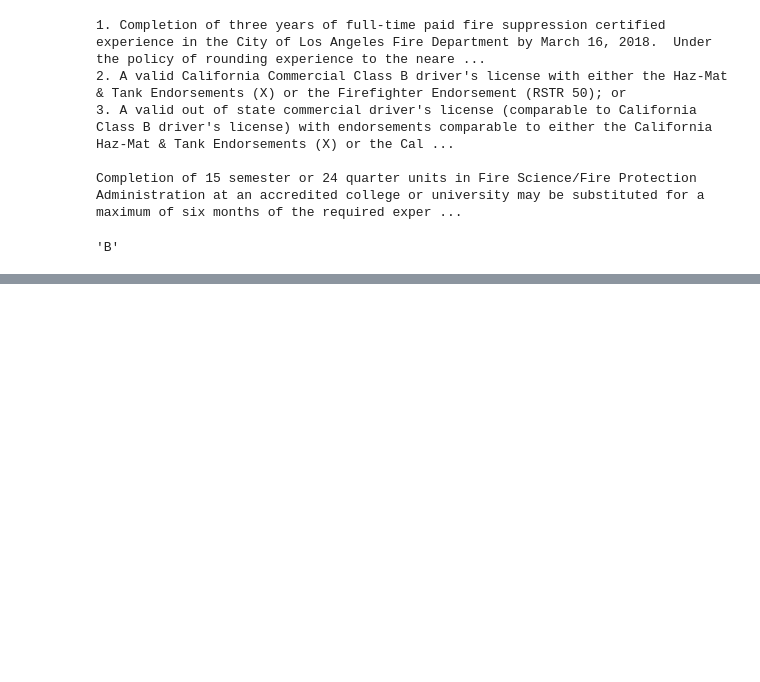
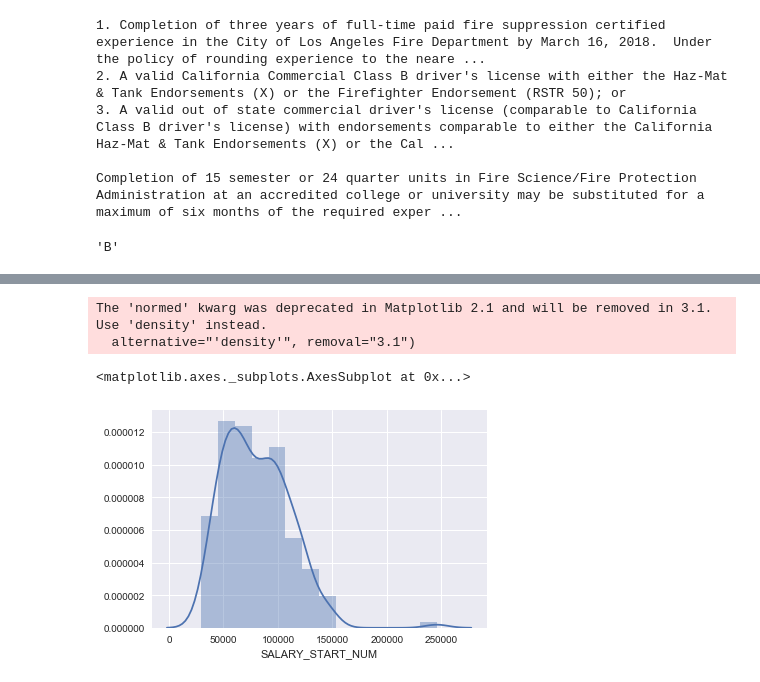
Before and after one commit to gt0410/City-of-LA-Kaggle, a Jupyter notebook: main.ipynb, the cells around one changed output, grey strips where cells are left out. Cells and saved outputs as stored; diff of their text form; code cells hidden in the pictures; blank space fills up the shorter version.

```diff
--- a/main.ipynb
+++ b/main.ipynb
@@ -105,17 +111,17 @@ with open('CityofLA/Job Bulletins/311 DIRECTOR  9206 041814.txt', encoding = 'ut
 # %%
 job_title = text.splitlines()[0].strip()
 # %%
-code = r'Class Code:\s*(\d*)'
+code = r'Class\s{1,2}Code:\s*(\d*)'
 open_d = r'Open Date:\s*(\d\d-\d\d-\d\d)'
 sal = r'(\$(\d+,\d+))((\s(to|and|-)\s)(\$\d+,\d+))?' # Taken from kaggle kernel
 sal_dwp = r'Power\sis\s((\$(\d+,\d+))((\s(to|and|-)\s)(\$\d+,\d+))?)'
-dut = r'DUTIES\W+(.*\n)'
-req = r'REQUIREMENT(S)?(/MINIMUM\sQUALIFICATION)?\W+(.*\n)'
+dut = r'DUTIES\W+(.*\n)' # Duties
+req = r'REQUIREMENT(S)?(/MINIMUM\sQUALIFICATION)?\W+(.*\n)' #Requirements
 end_d = r'(MONDAY|TUESDAY|WEDNESDAY|THURSDAY|FRIDAY|SATURDAY|SUNDAY)\W+(JANUARY|FEBRUARY|MARCH|APRIL|MAY|JUNE|JULY|AUGUST|SEPTEMBER|OCTOBER|NOVEMBER|DECEMBER)(.*\d)'
 exp_len = r'(one|two|three|four|five|six|seven|eight|nine)\s(?=(year|years|month|months)\sof\s(?=(full-time|part-time)))'
-sch_typ = r'(college|university|high school|apprentice)'
-edu_y = r'(\b\w+(-year))(?=\D+(college|university))'
-edu_major = r'(college|university|apprentice)\D+(in|as a)\s(\D+);'
+sch_typ = r'(college|university|high school|apprentice)' # School Type
+edu_y = r'(\b\w+(-year))(?=\D+(college|university))' #Education Year
+edu_major = r'(college or university|college|university|apprentice)\D+(in|as a)\s(\D+);' # Education Major
 #open_d = r'Open Date: (.*)\n'
 # %%
 def doextraction(glob_text):
@@ -440,0 +473,13 @@ p2
+# %%
+data_df['SALARY_START_NUM'] = data_df.SALARY_START.apply(lambda x: Decimal(re.sub(r'[^\d.\-]', '', x)) if x is not np.NaN else np.NaN)
+data_df['SALARY_END_NUM'] = data_df.SALARY_END.apply(lambda x: Decimal(re.sub(r'[^\d.\-]', '', x)) if type(x) is str else np.NaN)
+data_df['SALARY_DWP_NUM'] = data_df.ENTRY_SALARY_DWP.apply(lambda x: Decimal(re.sub(r'[^\d.\-]', '', x)) if type(x) is str else np.NaN)
+# %%
+data_df.SALARY_START_NUM = data_df.SALARY_START_NUM.astype(np.float32)
+# %%
+sns.distplot(data_df.SALARY_START_NUM[data_df.SALARY_START_NUM.notnull()])
+# %% [output]
+The 'normed' kwarg was deprecated in Matplotlib 2.1 and will be removed in 3.1. Use 'density' instead.
+  alternative="'density'", removal="3.1")
+<matplotlib.axes._subplots.AxesSubplot at 0x...>
+[figure, added]
```
Also changed, not shown: parts of 18 cells of this notebook.
